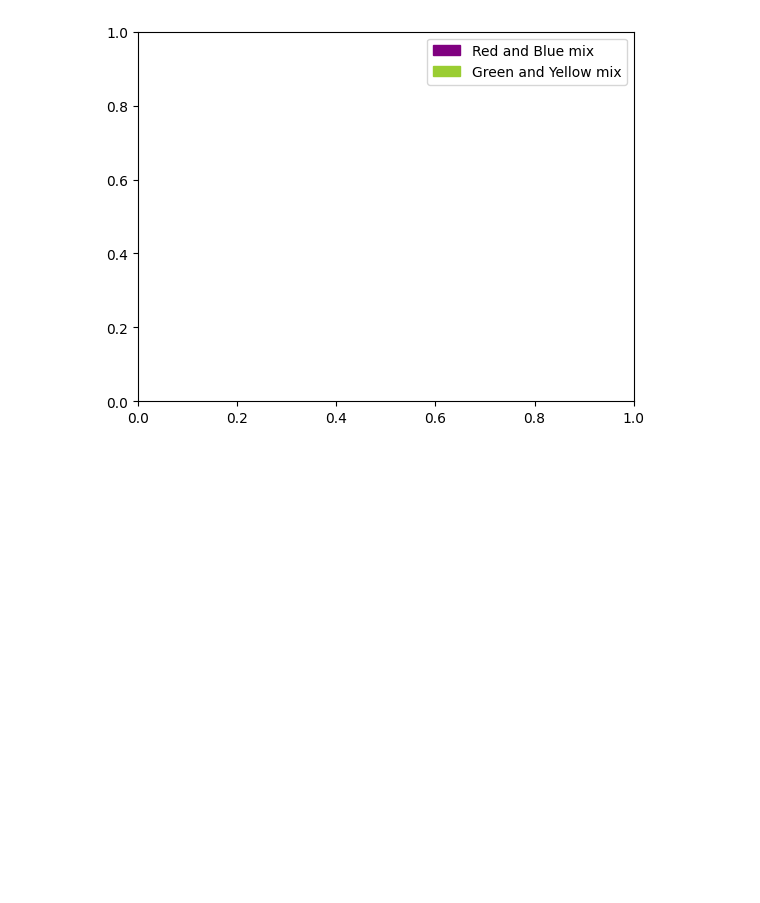
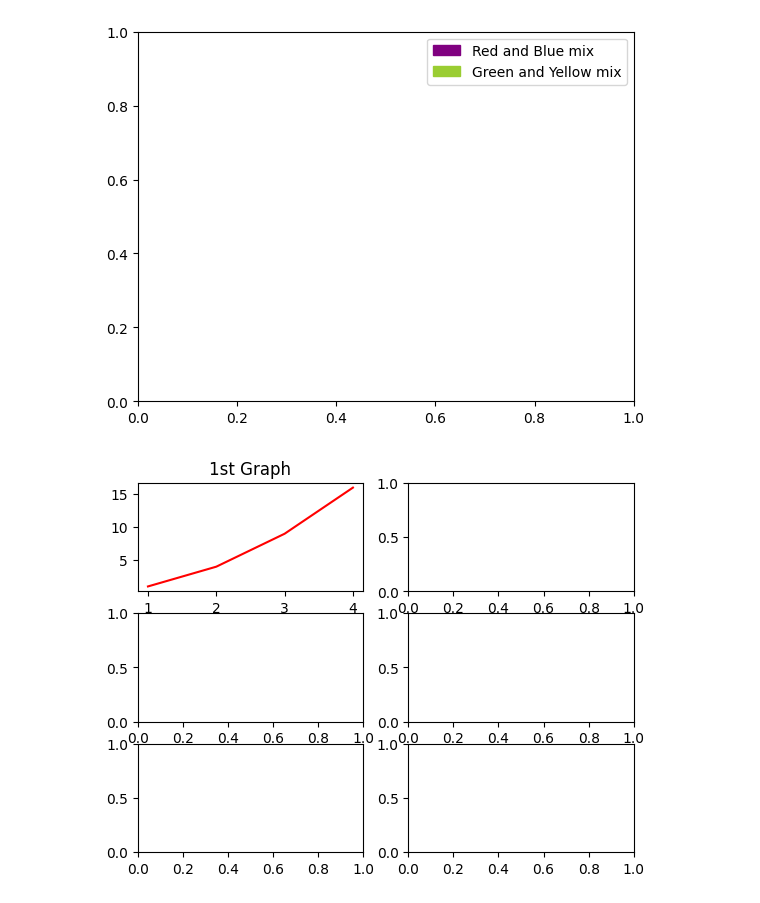
Before and after one commit to Aaditya-Singh0423/Machine-Learning, a Jupyter notebook: Visual_class_1/Visual_class_1/matplotlib.ipynb, the cells around one changed output. Saved outputs shown, nothing was run; the diff lists cells and outputs as text; code cells hidden in the pictures; blank space fills up the shorter version.

```diff
--- a/Visual_class_1/Visual_class_1/matplotlib.ipynb
+++ b/Visual_class_1/Visual_class_1/matplotlib.ipynb
@@ -326,3 +326,12 @@ plt.legend(handles=[red_and_blue,green_and_yellow])
 plt.show()
 # %% [output]
 [figure]
+# %%
+x=np.arange(1,5)
+y=x**2
+fig,ax=plt.subplots(3,2)
+ax[0,0].plot(x,y,color='red')
+ax[0,0].set_title('1st Graph')
+plt.show()
+# %% [output]
+[figure, added]
```
Also changed, not shown: parts of 10 cells of this notebook.
